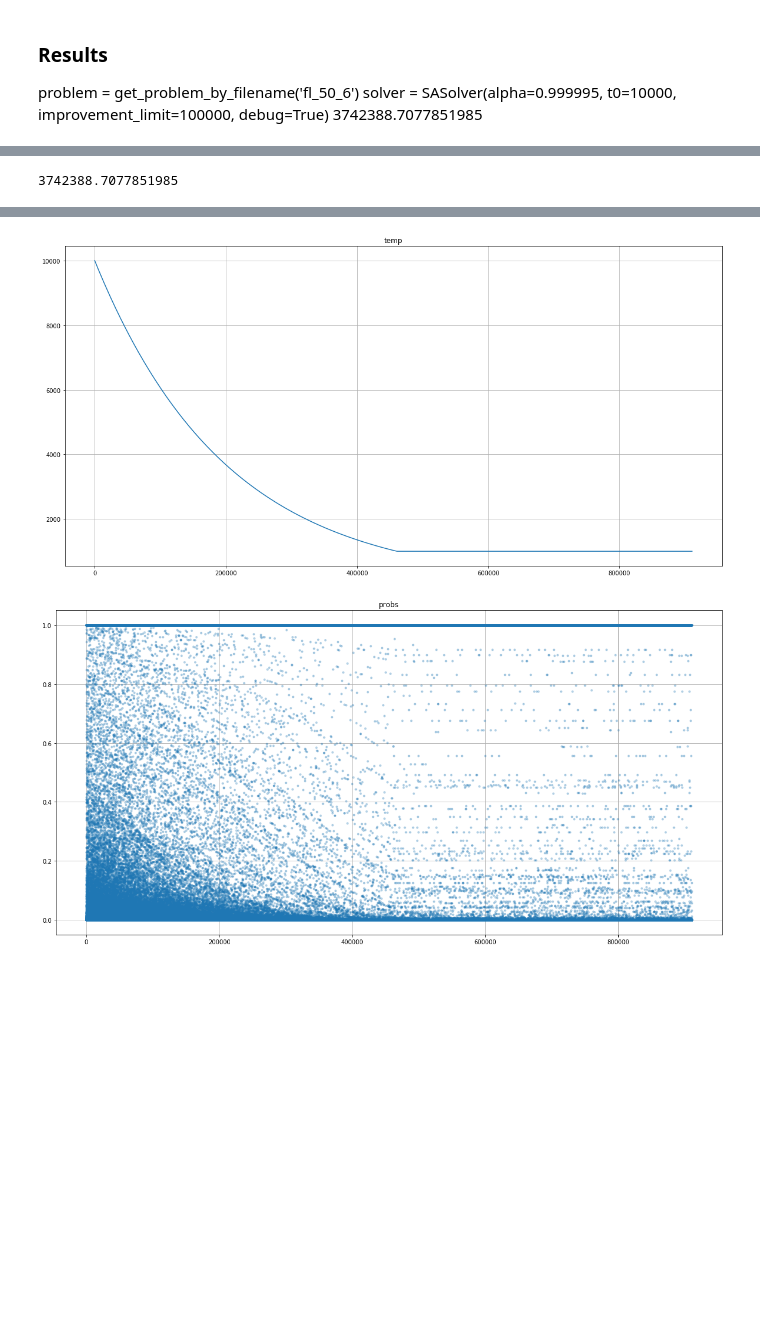
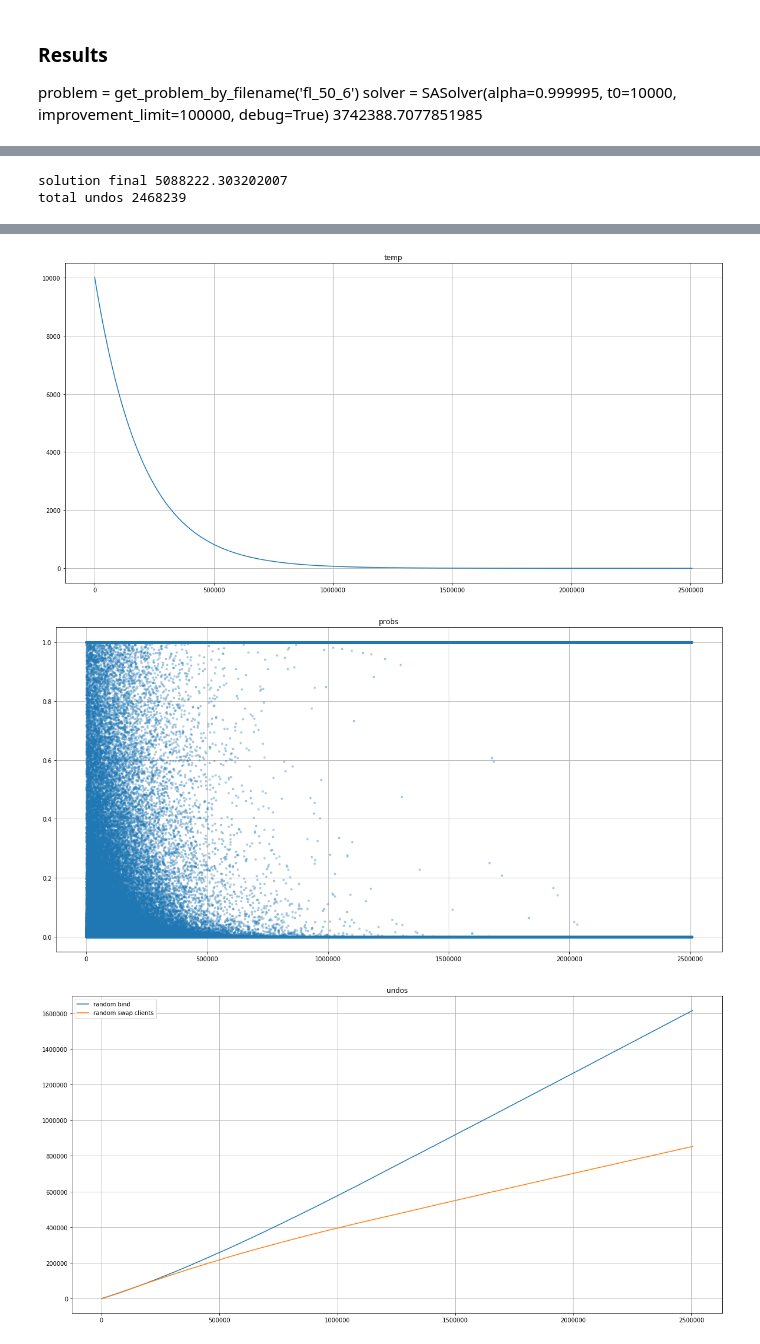
Before and after one commit to gbottari/discopt_assignments, a Jupyter notebook: facility/analysis.ipynb, the cells around one changed output, grey strips where cells are left out. Drawn from its saved outputs; the diff is of its cells as text; code cells hidden in the pictures; blank space fills up the shorter version.

Commit message:
Adds another neighborhood: swap clients.

```diff
--- a/facility/analysis.ipynb
+++ b/facility/analysis.ipynb
@@ -26,8 +31,8 @@ solver = SASolver(alpha=0.999995, t0=10000, improvement_limit=100000, debug=True
 # %%
 def test_sa():
     random.seed(0)
-    problem = get_problem_by_filename('fl_50_6')
-    solver = SASolver(alpha=0.999995, t0=10000, improvement_limit=100000, debug=True)
+    problem = get_problem_by_filename('fl_200_7')
+    solver = SASolver(alpha=0.999995, t0=10000, improvement_limit=400000, debug=True)
     return solver._solve(problem), solver
 
 solution, solver = test_sa()
@@ -35,7 +40,7 @@ solution, solver = test_sa()
 def plot(solution, solver):
     x = solution.stats.improvements_x
     y = solution.stats.improvements_y
-    print(solution.stats.final_value)
+    print('solution final', solution.stats.final_value)
 
     fig = plt.figure()
     plt.loglog(x, y)
@@ -54,11 +59,17 @@ def plot(solution, solver):
     plt.grid()
     plt.title('probs')
 
-    #fig = plt.figure()
-    #plt.scatter(x=[p.x for p in solution.problem.points], y=[p.y for p in solution.problem.points], alpha=0.5)
+    fig = plt.figure()
+    plt.plot(solution.stats.undos[0], list(range(len(solution.stats.undos[0]))), label='random bind')
+    plt.plot(solution.stats.undos[1], list(range(len(solution.stats.undos[1]))), label='random swap clients')
+    plt.legend()
+    plt.grid()
+    plt.title('undos')
+    print('total undos', len(solution.stats.undos[0]) + len(solution.stats.undos[1]))
 
     plt.show()
 
 plot(solution, solver)
 # %% [output]
-3742388.7077851985
+solution final 5088222.303202007
+total undos 2468239
@@ -66,2 +77,3 @@ plot(solution, solver)
-[figure, old version]
+[figure, new version]
-[figure, old version]
+[figure, new version]
+[figure, added]
```
Also changed, not shown: parts of 4 cells of this notebook, 2 other files.
